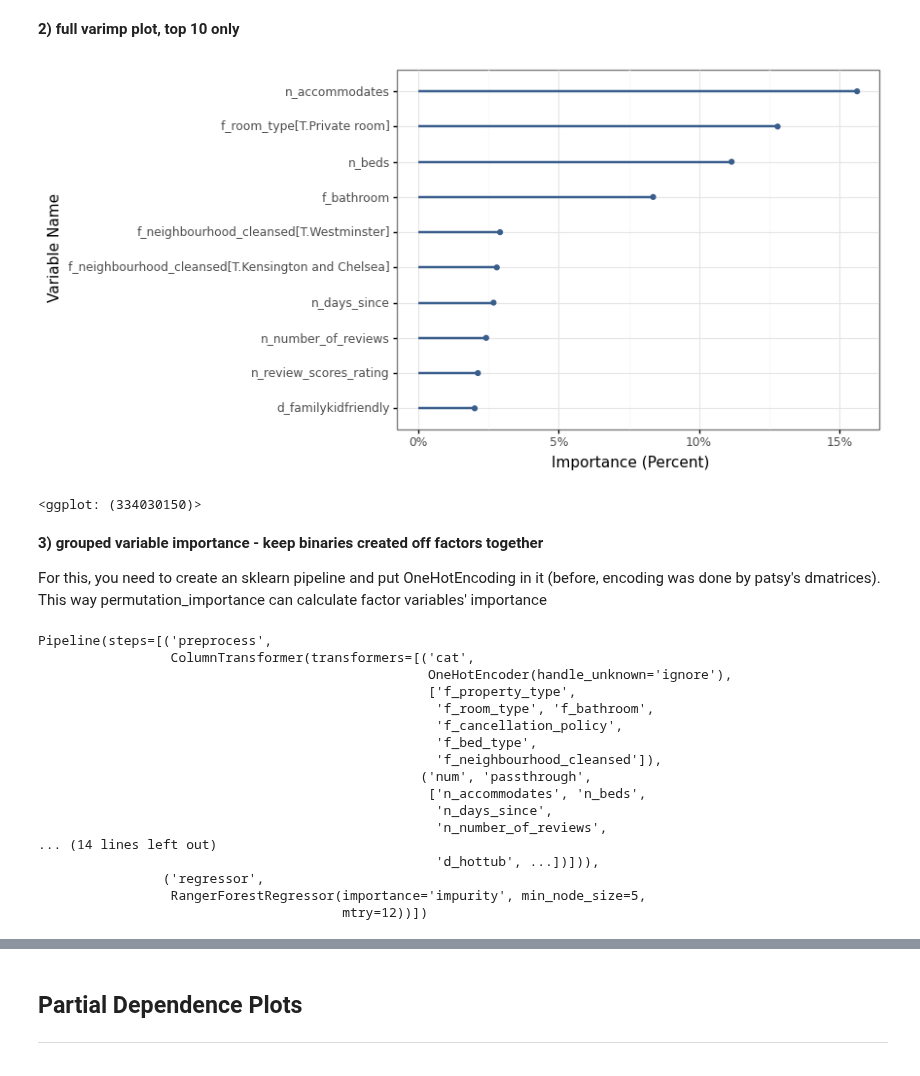
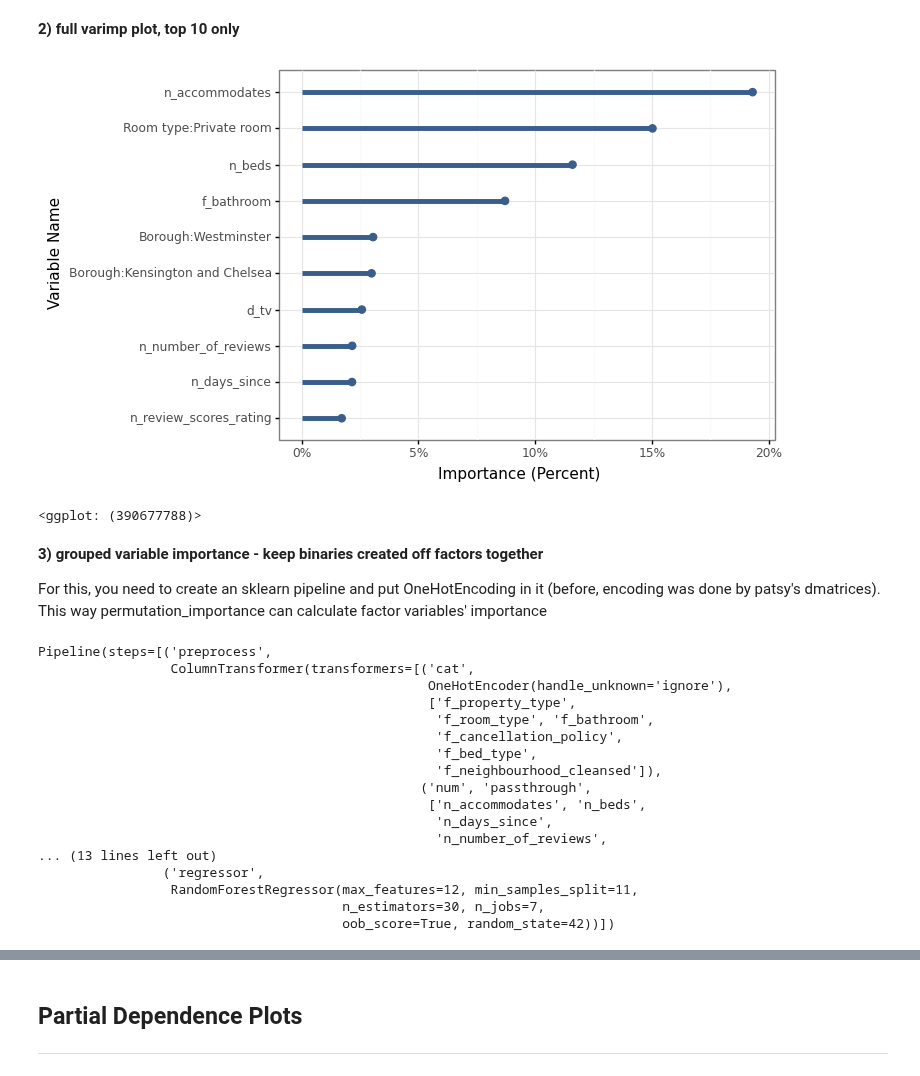
Before and after one commit to gabors-data-analysis/da_case_studies, a Jupyter notebook: ch16-airbnb-random-forest/Ch16-airbnb-random-forest.ipynb, the cells around one changed output, grey strips where cells are left out. Cells and saved outputs as stored; diff of their text form; code cells hidden in the pictures.

Commit message:
retire skranger, use sklearn RandomForestRegressor

```diff
--- a/ch16-airbnb-random-forest/Ch16-airbnb-random-forest.ipynb
+++ b/ch16-airbnb-random-forest/Ch16-airbnb-random-forest.ipynb
@@ -57,7 +61,7 @@ from py_helper_functions import *
 ----------------------------------------------
 # %%
 area = "london"
-data = pd.read_csv(data_in + "airbnb_" + area + "_workfile_adj.csv")
+data = pd.read_csv(data_in + "airbnb_" + area + "_workfile_adj_book.csv")
 data = data.loc[data.price.notna(), :]
 # %%
 def count_missing_values(df):
@@ -185 +193,4 @@ predictors_E = basic_vars + reviews + amenities + X1 + X2
+# %%
+#NOTE: set number of cores you want to run models
+ncores = 7
 # %%
@@ -219,7 +232,16 @@ Fitting 5 folds for each of 6 candidates, totalling 30 fits
 # %%
-rfr = RangerForestRegressor(importance="impurity",seed = 42)
+rfr = RandomForestRegressor(
+    random_state=42,
+    criterion="squared_error",
+    n_estimators=30,
+    oob_score=True,
+    n_jobs=ncores,
+)
 
-tune_grid = {"mtry": [8, 10, 12], "min_node_size": [5, 10, 15]}
+tune_grid = {
+    "max_features": [8, 10, 12],
+    "min_samples_split": [6, 11, 16],
+}
 
 rf_random = GridSearchCV(
     rfr,
@@ -231,6 +253,6 @@ rf_random = GridSearchCV(
 
 y, X = dmatrices("price ~ " + " + ".join(predictors_2), data_train)
 
-rf_model_2 = rf_random.fit(X,y.ravel())
+rf_model_2 = rf_random.fit(X, y.ravel())
 # %% [output]
 Fitting 5 folds for each of 9 candidates, totalling 45 fits
@@ -309,8 +334,13 @@ rf_model_2_var_imp_df = (
         rf_model_2.best_estimator_.feature_importances_, X.design_info.column_names
     )
     .reset_index()
-    .rename({"index": "varname",0: "imp"}, axis=1)
-    .assign(imp_percentage=lambda x: x["imp"] / x["imp"].sum())
+    .rename({"index": "varname", 0: "imp"}, axis=1)
+    .assign(
+        imp_percentage=lambda x: x["imp"] / x["imp"].sum(),
+        varname=lambda x: x.varname.str.replace("f_room_type[T.", "Room type:", regex=False)
+        .str.replace("f_neighbourhood_cleansed[T.", "Borough:",regex=False)
+        .str.replace("]", "", regex=False),
+    )
     .sort_values(by=["imp"], ascending=False)
 )
 # %% [markdown]
@@ -338,19 +374,19 @@ ggplot(
 # %%
 ggplot(
     rf_model_2_var_imp_df.iloc[:10, :],
     aes(x="reorder(varname, imp)", y="imp_percentage"),
-) + geom_point(color=color[0], size=1.5) + geom_segment(
-    aes(x="varname", xend="varname", y=0, yend="imp_percentage"), color=color[0], size=1
+) + geom_point(color=color[0], size=2.5) + geom_segment(
+    aes(x="varname", xend="varname", y=0, yend="imp_percentage"), color=color[0], size=2
 ) + ylab(
     "Importance (Percent)"
 ) + xlab(
     "Variable Name"
 ) + coord_flip() + scale_y_continuous(
     labels=percent_format()
 ) + theme_bw()
 # %% [output]
-[figure, old version]
+[figure, new version]
-<ggplot: (334030150)>
+<ggplot: (390677788)>
 # %% [markdown]
 **3) grouped variable importance - keep binaries created off factors together**
 
@@ -373,6 +412,6 @@ rf = Pipeline(
 )
 # %%
-rf.fit(data_train[predictors_2],data_train.price)
+rf_best_pipeline.fit(data_train[predictors_2],data_train.price)
 # %% [output]
 Pipeline(steps=[('preprocess',
                  ColumnTransformer(transformers=[('cat',
@@ -386,9 +425,9 @@ Pipeline(steps=[('preprocess',
                                                   ['n_accommodates', 'n_beds',
                                                    'n_days_since',
                                                    'n_number_of_reviews',
-... (14 lines left out)
-                                                   'd_hottub', ...])])),
+... (13 lines left out)
                 ('regressor',
-                 RangerForestRegressor(importance='impurity', min_node_size=5,
-                                       mtry=12))])
+                 RandomForestRegressor(max_features=12, min_samples_split=11,
+                                       n_estimators=30, n_jobs=7,
+                                       oob_score=True, random_state=42))])
 # %%
```
Also changed, not shown: parts of 32 cells of this notebook.
